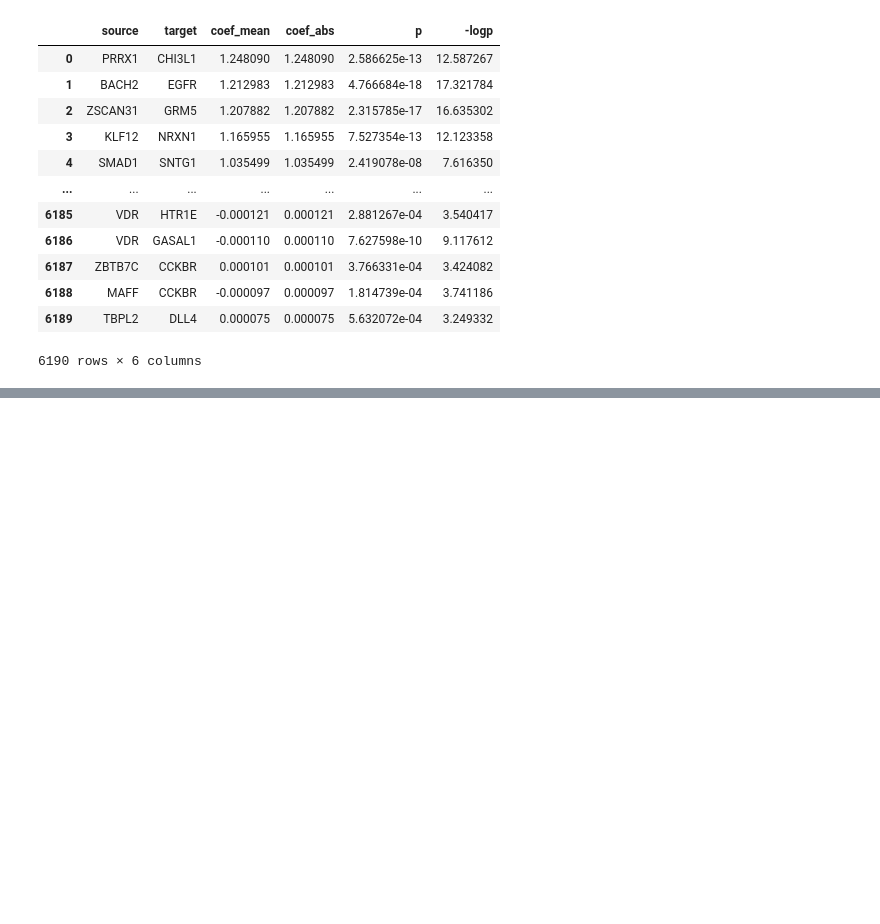
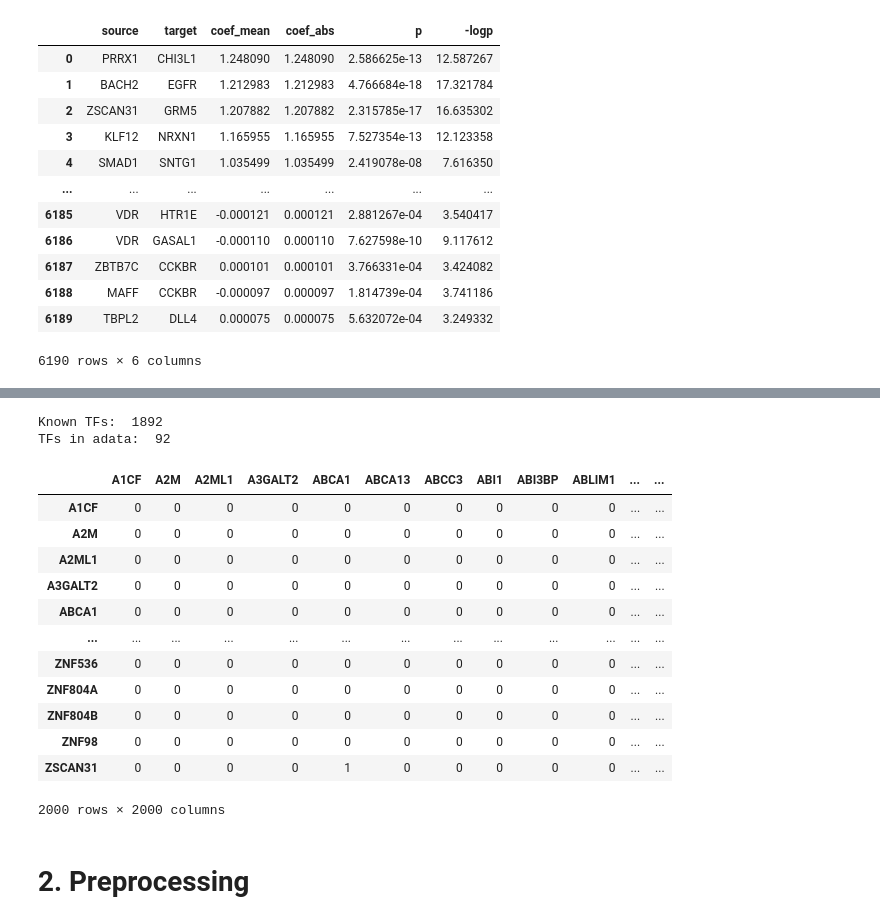
Before and after one commit to JiehoonKwak/crisprscreen, a Jupyter notebook: notebooks/tnl/4_regvelo.ipynb, the cells around one changed output, grey strips where cells are left out. Saved outputs shown, nothing was run; the diff lists cells and outputs as text; code cells hidden in the pictures; blank space fills up the shorter version.

```diff
--- a/notebooks/tnl/4_regvelo.ipynb
+++ b/notebooks/tnl/4_regvelo.ipynb
@@ -17,0 +48,3 @@ from scipy.spatial.distance import cdist
+# %%
+ldata = sc.concat(loom_adatas, join = 'outer')
+ldata
@@ -25,3 +62,8 @@ AnnData object with n_obs × n_vars = 51879 × 36579
     obsm: 'X_draw_graph_fa', 'X_scANVI', 'X_scVI', 'X_umap'
     layers: 'counts'
     obsp: 'connectivities', 'distances'
+# %%
+adata = scv.utils.merge(adata, ldata)
+adata
+
+# adata.write('../../output/annotated_subset_with_latent_and_velo.h5ad')
@@ -42,3 +91,9 @@ prior_net
 | 6188 | MAFF | CCKBR | -0.000097 | 0.000097 | 1.814739e-04 | 3.741186 |
 | 6189 | TBPL2 | DLL4 | 0.000075 | 0.000075 | 5.632072e-04 | 3.249332 |
 6190 rows × 6 columns
+# %%
+with open('../../output/hvgs.txt') as f:
+    hvgs = f.read().splitlines()
+
+adata = adata[:, adata.var_names.isin(hvgs)]
+adata
@@ -44,0 +107,43 @@ prior_net
+# %%
+with open('/home/jiehoonk/mnt/annotations/_tf.txt', 'r') as f:
+    TF_list = f.read().splitlines()
+
+# with open('/Users/jiehoonk/DevHub/mnt/annotations/_TF.txt', 'r') as f:
+#     TF_list = f.read().splitlines()
+
+print('Known TFs: ', len(TF_list))
+TF_list = adata.var_names[adata.var_names.isin(TF_list)]
+print('TFs in adata: ', len(TF_list))
+# %% [output]
+Known TFs:  1892
+TFs in adata:  92
+# %%
+all_genes = adata.var.index.tolist()
+n_genes = len(all_genes)
+W = np.zeros((n_genes, n_genes), dtype=int)
+
+gene_to_index = {gene: idx for idx, gene in enumerate(all_genes)}
+
+for _, row in prior_net.iterrows():
+    source, target = row['source'], row['target']
+    if source in gene_to_index and target in gene_to_index:
+        W[gene_to_index[source], gene_to_index[target]] = 1
+
+prior_net = pd.DataFrame(W, index=all_genes, columns=all_genes)
+prior_net
+# %% [output]
+|  | A1CF | A2M | A2ML1 | A3GALT2 | ABCA1 | ABCA13 | ABCC3 | ABI1 | ABI3BP | ABLIM1 | ... | ... |
+| A1CF | 0 | 0 | 0 | 0 | 0 | 0 | 0 | 0 | 0 | 0 | ... | ... |
+| A2M | 0 | 0 | 0 | 0 | 0 | 0 | 0 | 0 | 0 | 0 | ... | ... |
+| A2ML1 | 0 | 0 | 0 | 0 | 0 | 0 | 0 | 0 | 0 | 0 | ... | ... |
+| A3GALT2 | 0 | 0 | 0 | 0 | 0 | 0 | 0 | 0 | 0 | 0 | ... | ... |
+| ABCA1 | 0 | 0 | 0 | 0 | 0 | 0 | 0 | 0 | 0 | 0 | ... | ... |
+| ... | ... | ... | ... | ... | ... | ... | ... | ... | ... | ... | ... | ... |
+| ZNF536 | 0 | 0 | 0 | 0 | 0 | 0 | 0 | 0 | 0 | 0 | ... | ... |
+| ZNF804A | 0 | 0 | 0 | 0 | 0 | 0 | 0 | 0 | 0 | 0 | ... | ... |
+| ZNF804B | 0 | 0 | 0 | 0 | 0 | 0 | 0 | 0 | 0 | 0 | ... | ... |
+| ZNF98 | 0 | 0 | 0 | 0 | 0 | 0 | 0 | 0 | 0 | 0 | ... | ... |
+| ZSCAN31 | 0 | 0 | 0 | 0 | 1 | 0 | 0 | 0 | 0 | 0 | ... | ... |
+2000 rows × 2000 columns
+# %% [markdown]
+# 2. Preprocessing
```
Also changed, not shown: parts of 24 cells of this notebook, 3 other files.
